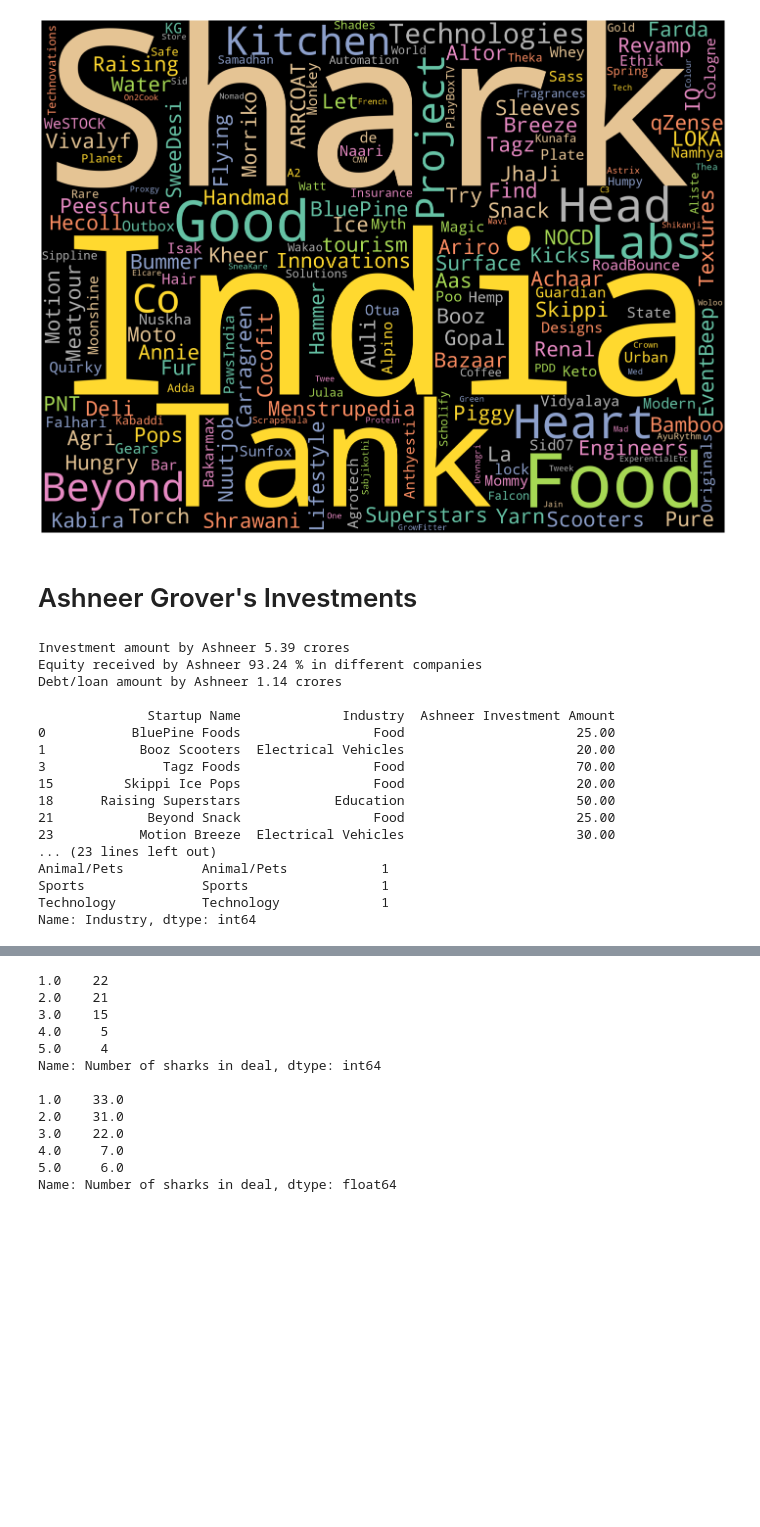
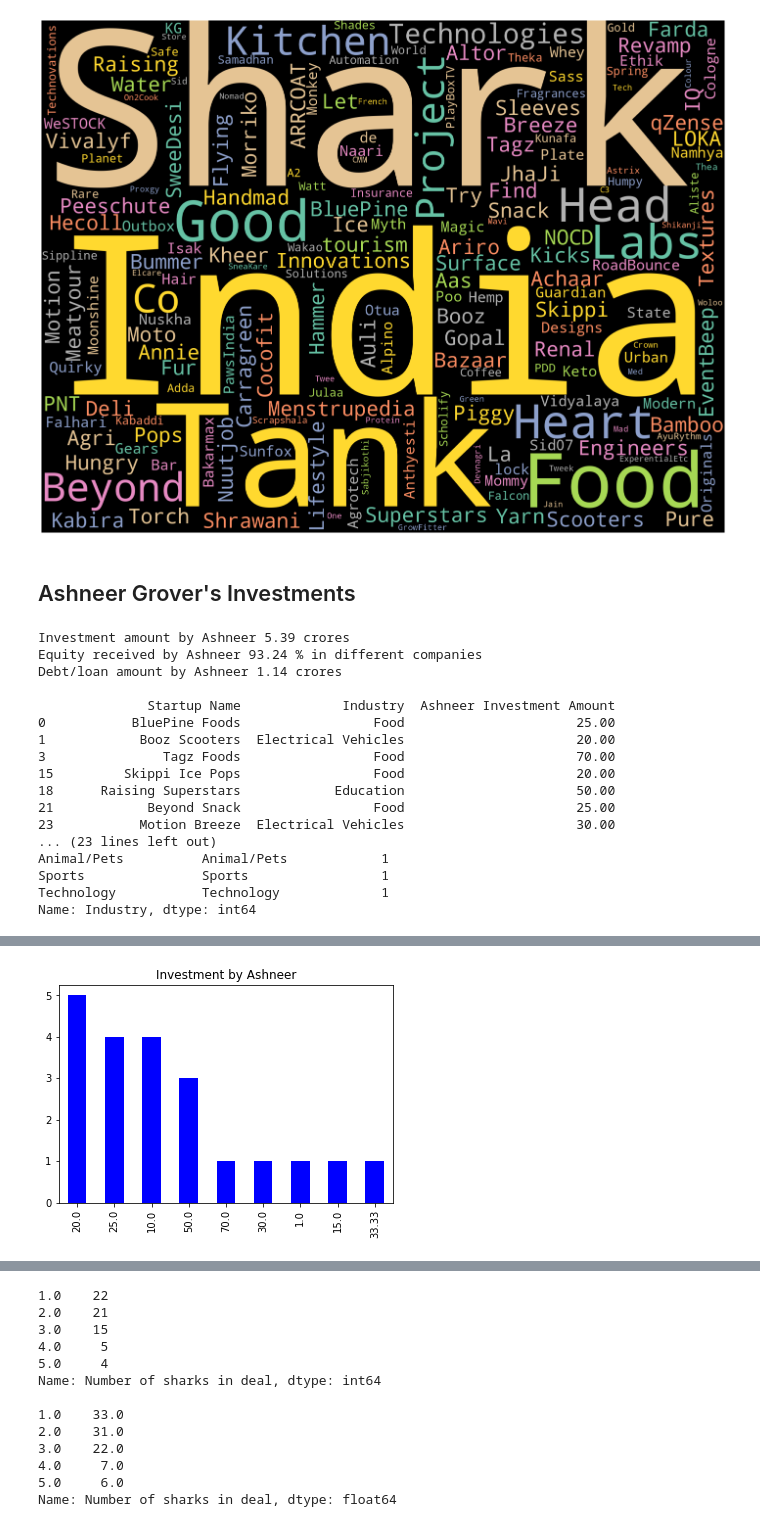
Before and after one commit to satya-thirumani/shark-tank-india, a Jupyter notebook: Shark Tank India Analysis.ipynb, the cells around one changed output, grey strips where cells are left out. Drawn from its saved outputs; the diff is of its cells as text; code cells hidden in the pictures; blank space fills up the shorter version.

```diff
--- a/Shark Tank India Analysis.ipynb
+++ b/Shark Tank India Analysis.ipynb
@@ -398,7 +418,7 @@ plt.show()
 # %% [output]
 [figure]
 # %% [markdown]
-# Ashneer Grover's Investments
+## Ashneer Grover's Investments
 # %%
 #print("Total investments by Ashneer", shark_tank['Ashneer Investment Amount'].notnull().sum())
 print("Investment amount by Ashneer", round(shark_tank['Ashneer Investment Amount'].sum()/100, 2), "crores")
@@ -409,6 +429,11 @@ print(shark_tank.loc[shark_tank['Ashneer Investment Amount']>0][["Startup Name",
 
 print("\nAshneer industry wise investments\n")
 print(shark_tank[shark_tank['Ashneer Investment Amount']>0].groupby('Industry')['Industry'].value_counts().sort_values(ascending=False))
+print()
+shark_tank.loc[shark_tank['Ashneer Investment Amount']>0, 'Ashneer Investment Amount'].value_counts().plot(kind="bar", color="blue", title="Investment by Ashneer")
+print()
+figure = px.bar(shark_tank.loc[shark_tank['Ashneer Investment Amount']>0] [["Startup Name","Ashneer Investment Amount","Ashneer Investment Equity"]], x="Ashneer Investment Equity", y='Ashneer Investment Amount', color="Startup Name", title="Total equity of Ashneer")
+figure.show()
 # %% [output]
 Investment amount by Ashneer 5.39 crores
 Equity received by Ashneer 93.24 % in different companies
@@ -430 +456,2 @@ Name: Industry, dtype: int64
+[figure, added]
 # %% [markdown]
```
Also changed, not shown: parts of 33 cells of this notebook.
